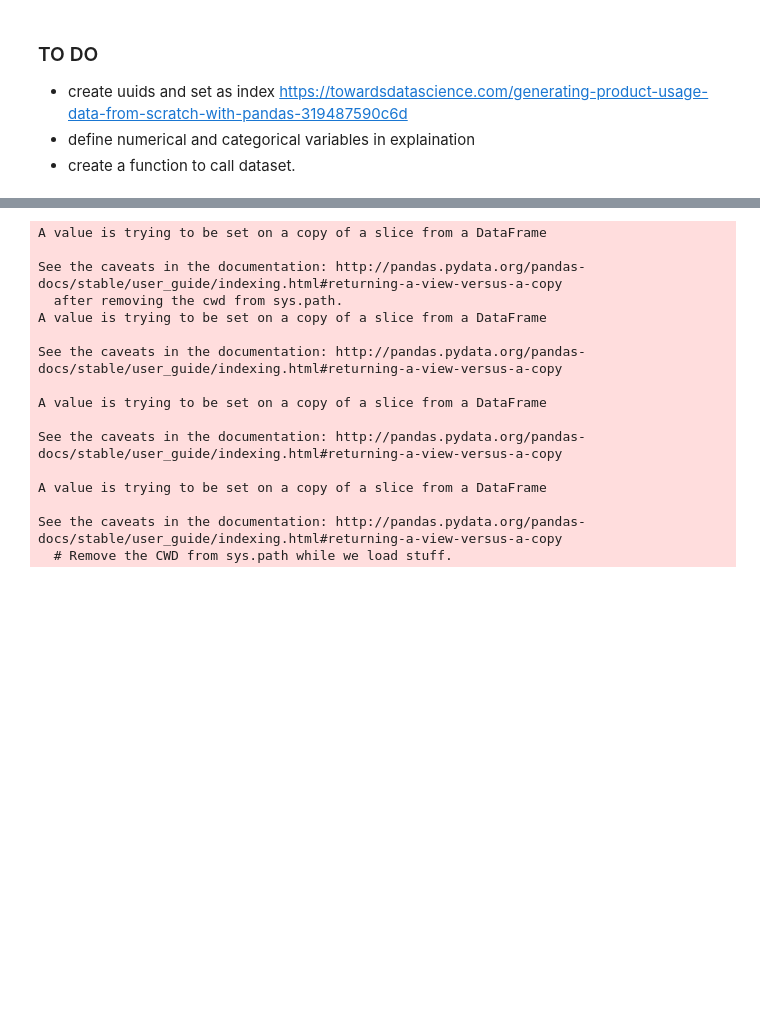
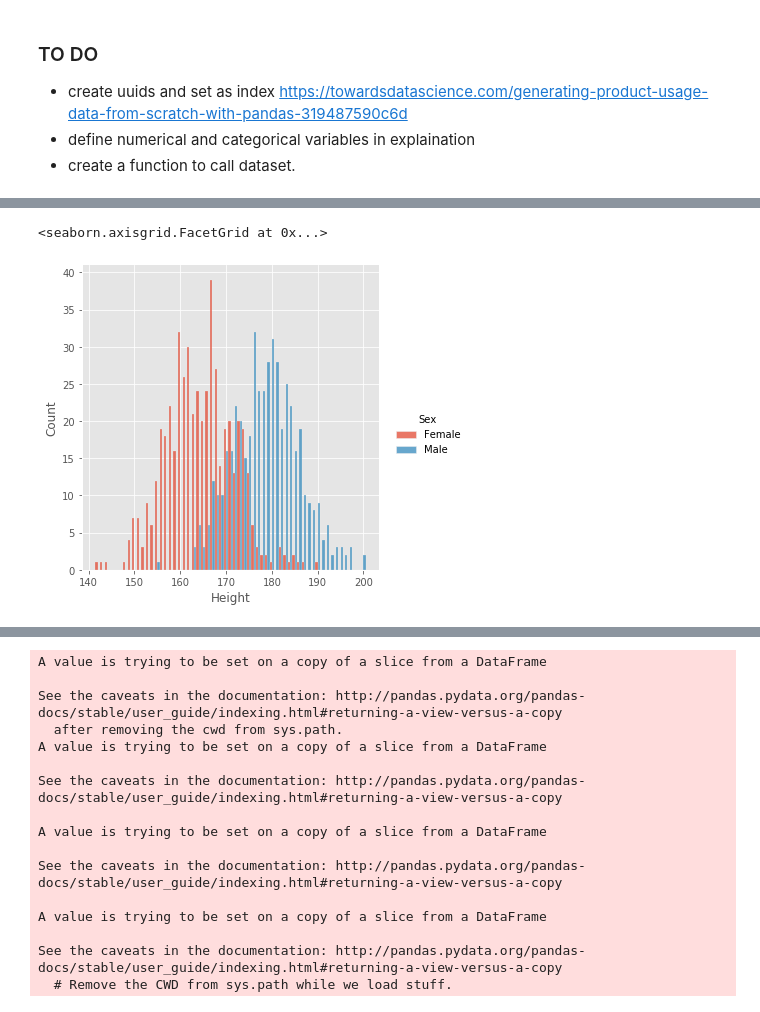
Before and after one commit to shaner1/ProgDA_Project_20, a Jupyter notebook: ProgDA_Project_2020.ipynb, the cells around one changed output, grey strips where cells are left out. Saved outputs shown, nothing was run; the diff lists cells and outputs as text; code cells hidden in the pictures; blank space fills up the shorter version.

```diff
--- a/ProgDA_Project_2020.ipynb
+++ b/ProgDA_Project_2020.ipynb
@@ -41,0 +100,5 @@ A common demographic age range is 25-34
+# %%
+# Need to covert sex to a categorical data type
+# https://pandas.pydata.org/pandas-docs/stable/user_guide/categorical.html
+sex = pd.Series(sex, dtype="category")
+sex.describe()
@@ -141,0 +152,10 @@ df
+# %%
+df = pd.DataFrame()
+df['Sex'] = sex
+df['Height'] = 0
+
+for i in range(len(df)):
+    if df["Sex"][i]=="male":
+        df["Height"][i]=rng.normal(179,7)
+    else:
+        df["Height"][i]=rng.normal(165,7.6)
@@ -141,0 +261,13 @@ df
+# %%
+df['Height'] = 0
+
+for i in range(len(df)):
+    if df["Sex"][i]=="Male":
+        df["Height"][i]=rng.normal(179,7)
+    else:
+        df["Height"][i]=rng.normal(165,7.6)
+
+sns.displot(df, x = "Height", hue="Sex", discrete=True, multiple="dodge")
+# %% [output]
+<seaborn.axisgrid.FacetGrid at 0x...>
+[figure, added]
```
Also changed, not shown: parts of 115 cells of this notebook.
